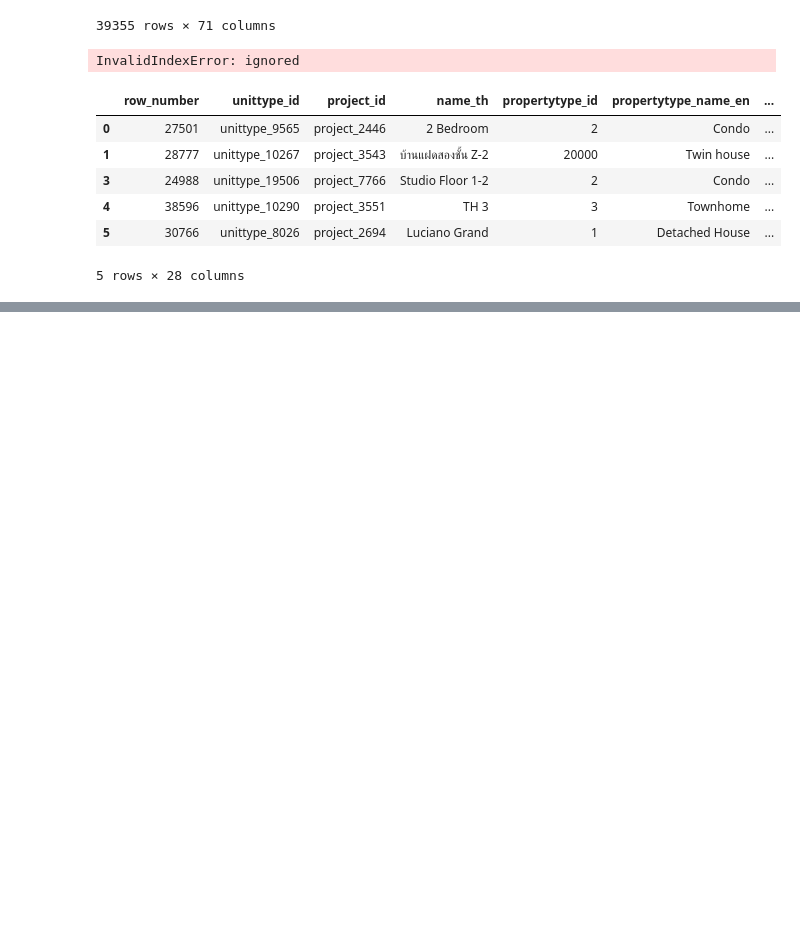
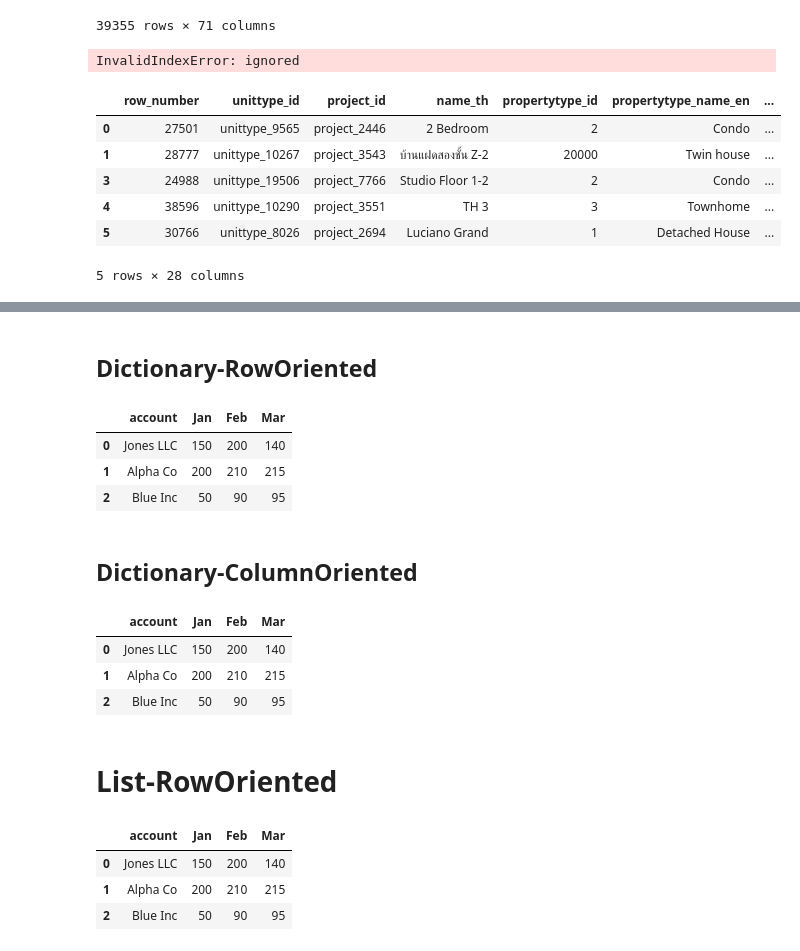
Before and after one commit to TungSoPon/BasicProg_DataViz65, a Jupyter notebook: pandas101.ipynb, the cells around one changed output, grey strips where cells are left out. Cells and saved outputs as stored; diff of their text form; code cells hidden in the pictures; blank space fills up the shorter version.

Commit message:
Dictionary-RowOriented

```diff
--- a/pandas101.ipynb
+++ b/pandas101.ipynb
@@ -802,0 +836,16 @@ unit.head()
+# %% [markdown]
+## Dictionary-RowOriented
+# %%
+sales = [{'account':'Jones LLC','Jan':150,'Feb':200,'Mar':140},
+        {'account':'Alpha Co','Jan':200,'Feb':210,'Mar':215},
+        {'account':'Blue Inc','Jan':50,'Feb':90,'Mar':95}]
+# %%
+df = pd.DataFrame(sales)
+df
+# %% [output]
+|  | account | Jan | Feb | Mar |
+| 0 | Jones LLC | 150 | 200 | 140 |
+| 1 | Alpha Co | 200 | 210 | 215 |
+| 2 | Blue Inc | 50 | 90 | 95 |
+# %% [markdown]
+## Dictionary-ColumnOriented
@@ -802,0 +857,10 @@ unit.head()
+# %%
+df = pd.DataFrame.from_dict(sales)
+df
+# %% [output]
+|  | account | Jan | Feb | Mar |
+| 0 | Jones LLC | 150 | 200 | 140 |
+| 1 | Alpha Co | 200 | 210 | 215 |
+| 2 | Blue Inc | 50 | 90 | 95 |
+# %% [markdown]
+# List-RowOriented
@@ -802,0 +872,8 @@ unit.head()
+# %%
+df = pd.DataFrame.from_records(sales,columns=columnname)
+df
+# %% [output]
+|  | account | Jan | Feb | Mar |
+| 0 | Jones LLC | 150 | 200 | 140 |
+| 1 | Alpha Co | 200 | 210 | 215 |
+| 2 | Blue Inc | 50 | 90 | 95 |
```
Also changed, not shown: parts of 10 cells of this notebook.
